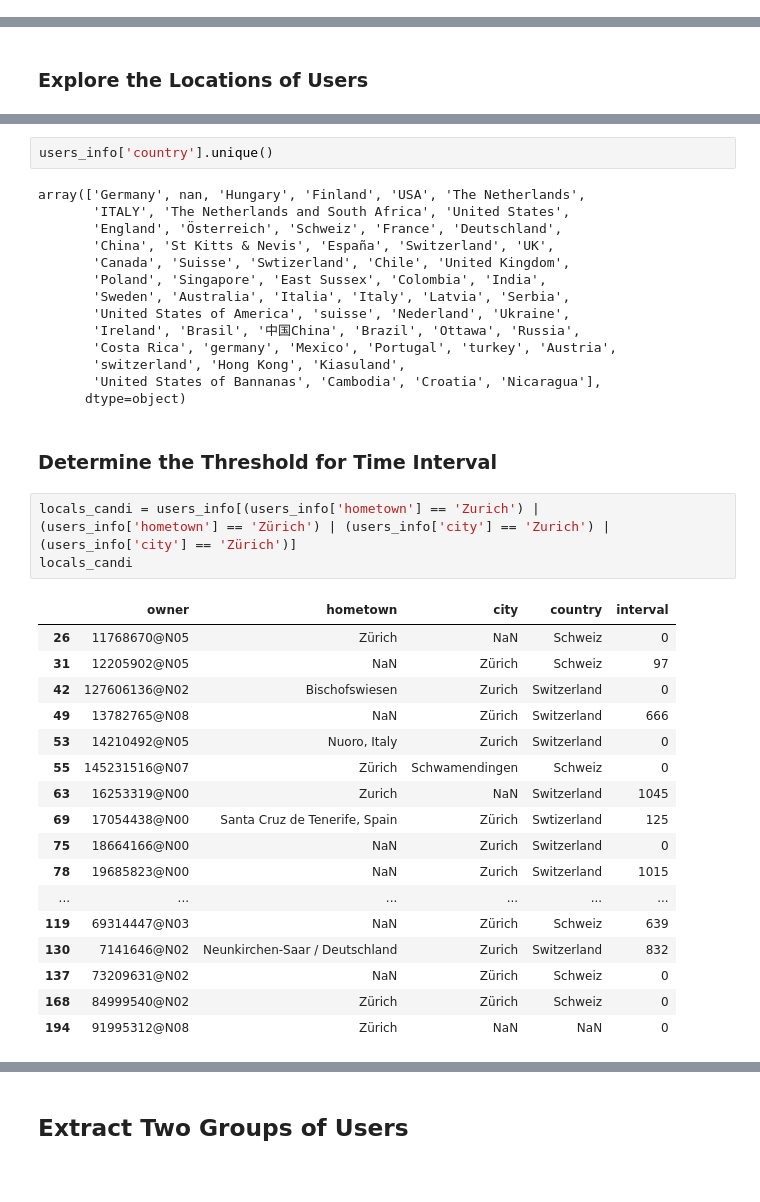
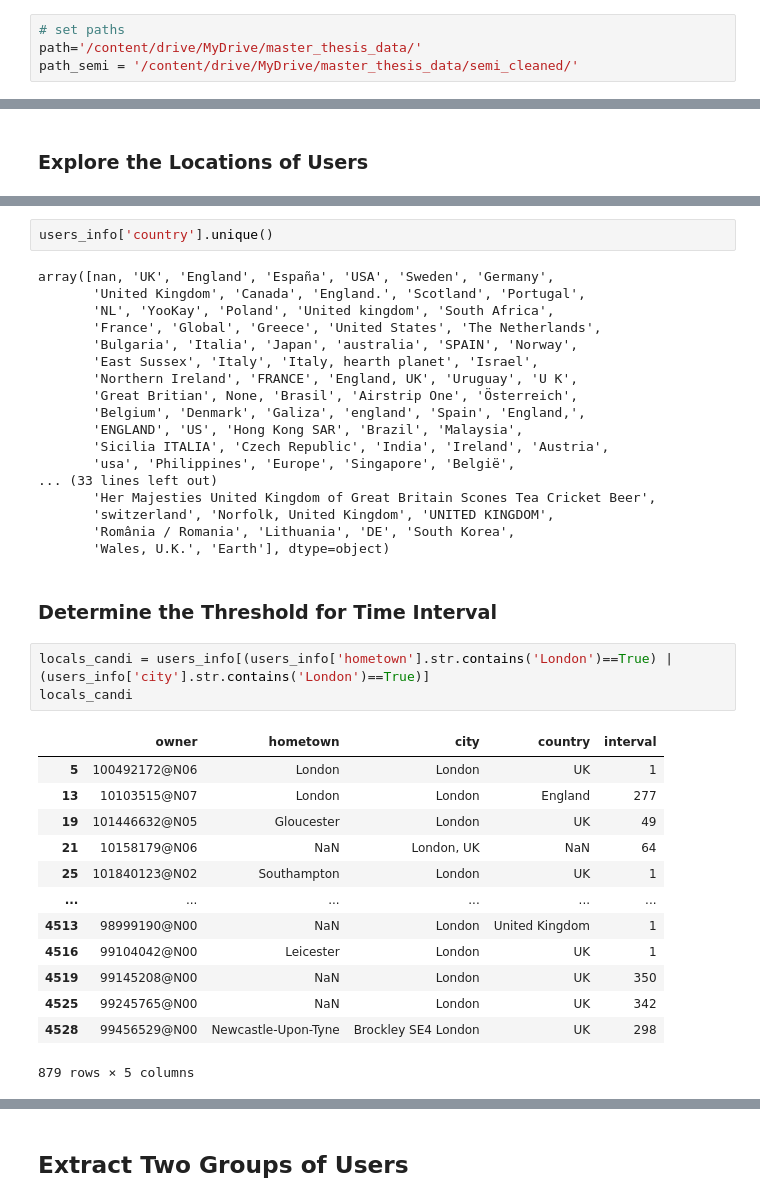
Before and after one commit to leyixu21/Semantic-Trajectory, a Jupyter notebook: clean_flickr_data.ipynb, the cells around one changed output, grey strips where cells are left out. Cells and saved outputs as stored; diff of their text form; blank space fills up the shorter version.

```diff
--- a/clean_flickr_data.ipynb
+++ b/clean_flickr_data.ipynb
@@ -43,6 +40,10 @@ import matplotlib.pyplot as plt
 import pickle
 import folium
 import geopandas as gpd
+# %%
+# set paths
+path='/content/drive/MyDrive/master_thesis_data/'
+path_semi = '/content/drive/MyDrive/master_thesis_data/semi_cleaned/'
 # %% [markdown]
 # Preprocess Flick Data
 # %% [markdown]
@@ -445,42 +402,42 @@ array(['Berlin', nan, 'Budapest', 'Lohja', 'Falls Church, VA',
 # %%
 users_info['country'].unique()
 # %% [output]
-array(['Germany', nan, 'Hungary', 'Finland', 'USA', 'The Netherlands',
-       'ITALY', 'The Netherlands and South Africa', 'United States',
-       'England', 'Österreich', 'Schweiz', 'France', 'Deutschland',
-       'China', 'St Kitts & Nevis', 'España', 'Switzerland', 'UK',
-       'Canada', 'Suisse', 'Swtizerland', 'Chile', 'United Kingdom',
-       'Poland', 'Singapore', 'East Sussex', 'Colombia', 'India',
-       'Sweden', 'Australia', 'Italia', 'Italy', 'Latvia', 'Serbia',
-       'United States of America', 'suisse', 'Nederland', 'Ukraine',
-       'Ireland', 'Brasil', '中国China', 'Brazil', 'Ottawa', 'Russia',
-       'Costa Rica', 'germany', 'Mexico', 'Portugal', 'turkey', 'Austria',
-       'switzerland', 'Hong Kong', 'Kiasuland',
-       'United States of Bannanas', 'Cambodia', 'Croatia', 'Nicaragua'],
-      dtype=object)
+array([nan, 'UK', 'England', 'España', 'USA', 'Sweden', 'Germany',
+       'United Kingdom', 'Canada', 'England.', 'Scotland', 'Portugal',
+       'NL', 'YooKay', 'Poland', 'United kingdom', 'South Africa',
+       'France', 'Global', 'Greece', 'United States', 'The Netherlands',
+       'Bulgaria', 'Italia', 'Japan', 'australia', 'SPAIN', 'Norway',
+       'East Sussex', 'Italy', 'Italy, hearth planet', 'Israel',
+       'Northern Ireland', 'FRANCE', 'England, UK', 'Uruguay', 'U K',
+       'Great Britian', None, 'Brasil', 'Airstrip One', 'Österreich',
+       'Belgium', 'Denmark', 'Galiza', 'england', 'Spain', 'England,',
+       'ENGLAND', 'US', 'Hong Kong SAR', 'Brazil', 'Malaysia',
+       'Sicilia ITALIA', 'Czech Republic', 'India', 'Ireland', 'Austria',
+       'usa', 'Philippines', 'Europe', 'Singapore', 'België',
+... (33 lines left out)
+       'Her Majesties United Kingdom of Great Britain Scones Tea Cricket Beer',
+       'switzerland', 'Norfolk, United Kingdom', 'UNITED KINGDOM',
+       'România / Romania', 'Lithuania', 'DE', 'South Korea',
+       'Wales, U.K.', 'Earth'], dtype=object)
 # %% [markdown]
 ### Determine the Threshold for Time Interval
 # %%
-locals_candi = users_info[(users_info['hometown'] == 'Zurich') | (users_info['hometown'] == 'Zürich') | (users_info['city'] == 'Zurich') | (users_info['city'] == 'Zürich')]
+locals_candi = users_info[(users_info['hometown'].str.contains('London')==True) | (users_info['city'].str.contains('London')==True)]
 locals_candi
 # %% [output]
 |  | owner | hometown | city | country | interval |
-| 26 | 11768670@N05 | Zürich | NaN | Schweiz | 0 |
-| 31 | 12205902@N05 | NaN | Zürich | Schweiz | 97 |
-| 42 | 127606136@N02 | Bischofswiesen | Zurich | Switzerland | 0 |
-| 49 | 13782765@N08 | NaN | Zürich | Switzerland | 666 |
-| 53 | 14210492@N05 | Nuoro, Italy | Zurich | Switzerland | 0 |
-| 55 | 145231516@N07 | Zürich | Schwamendingen | Schweiz | 0 |
-| 63 | 16253319@N00 | Zurich | NaN | Switzerland | 1045 |
-| 69 | 17054438@N00 | Santa Cruz de Tenerife, Spain | Zürich | Swtizerland | 125 |
-| 75 | 18664166@N00 | NaN | Zurich | Switzerland | 0 |
-| 78 | 19685823@N00 | NaN | Zurich | Switzerland | 1015 |
+| 5 | 100492172@N06 | London | London | UK | 1 |
+| 13 | 10103515@N07 | London | London | England | 277 |
+| 19 | 101446632@N05 | Gloucester | London | UK | 49 |
+| 21 | 10158179@N06 | NaN | London, UK | NaN | 64 |
+| 25 | 101840123@N02 | Southampton | London | UK | 1 |
 | ... | ... | ... | ... | ... | ... |
-| 119 | 69314447@N03 | NaN | Zürich | Schweiz | 639 |
-| 130 | 7141646@N02 | Neunkirchen-Saar / Deutschland | Zurich | Switzerland | 832 |
-| 137 | 73209631@N02 | NaN | Zürich | Schweiz | 0 |
-| 168 | 84999540@N02 | Zürich | Zürich | Schweiz | 0 |
-| 194 | 91995312@N08 | Zürich | NaN | NaN | 0 |
+| 4513 | 98999190@N00 | NaN | London | United Kingdom | 1 |
+| 4516 | 99104042@N00 | Leicester | London | UK | 1 |
+| 4519 | 99145208@N00 | NaN | London | UK | 350 |
+| 4525 | 99245765@N00 | NaN | London | UK | 342 |
+| 4528 | 99456529@N00 | Newcastle-Upon-Tyne | Brockley SE4 London | UK | 298 |
+879 rows × 5 columns
 # %%
 locals_candi['interval'].describe()
 # %% [output]
```
Also changed, not shown: parts of 35 cells of this notebook.
